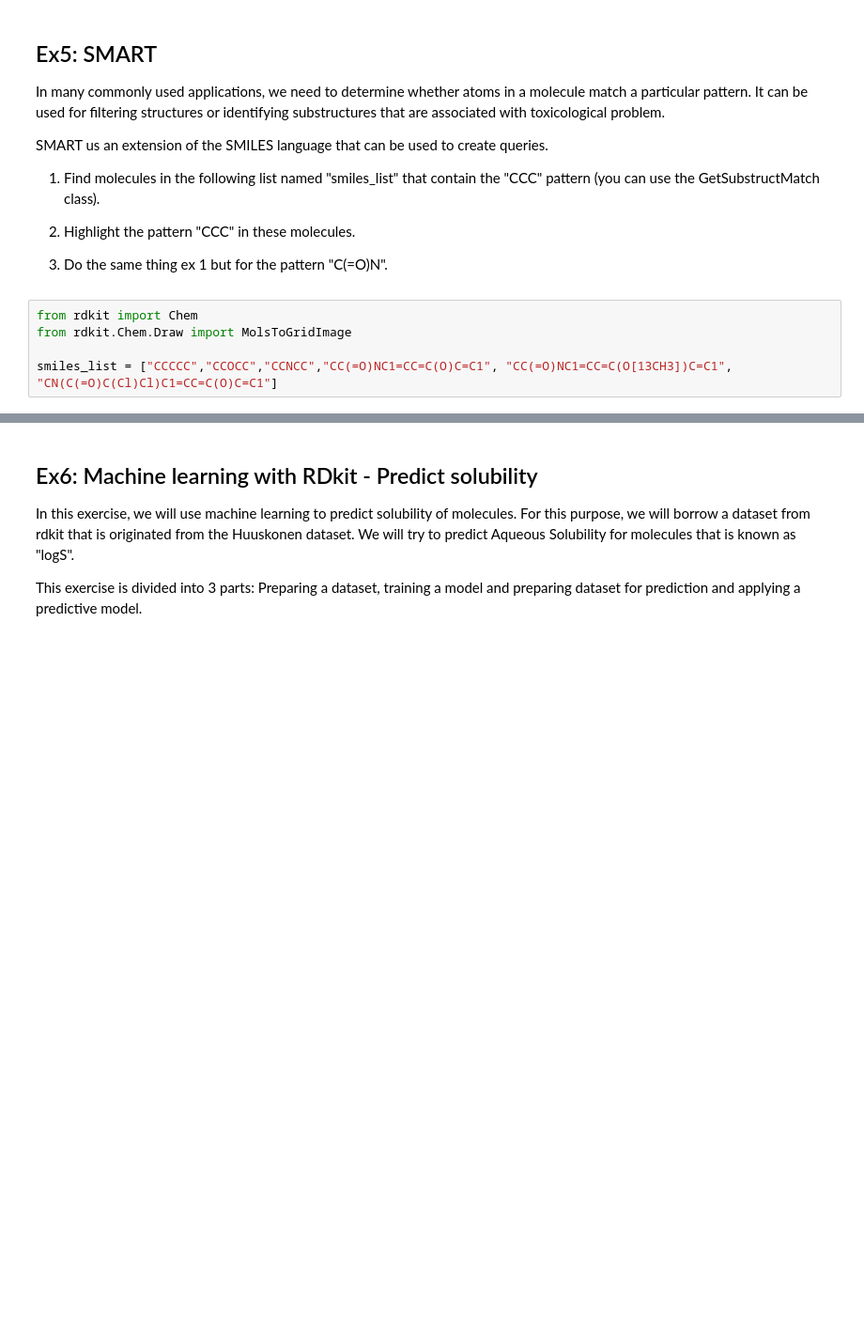
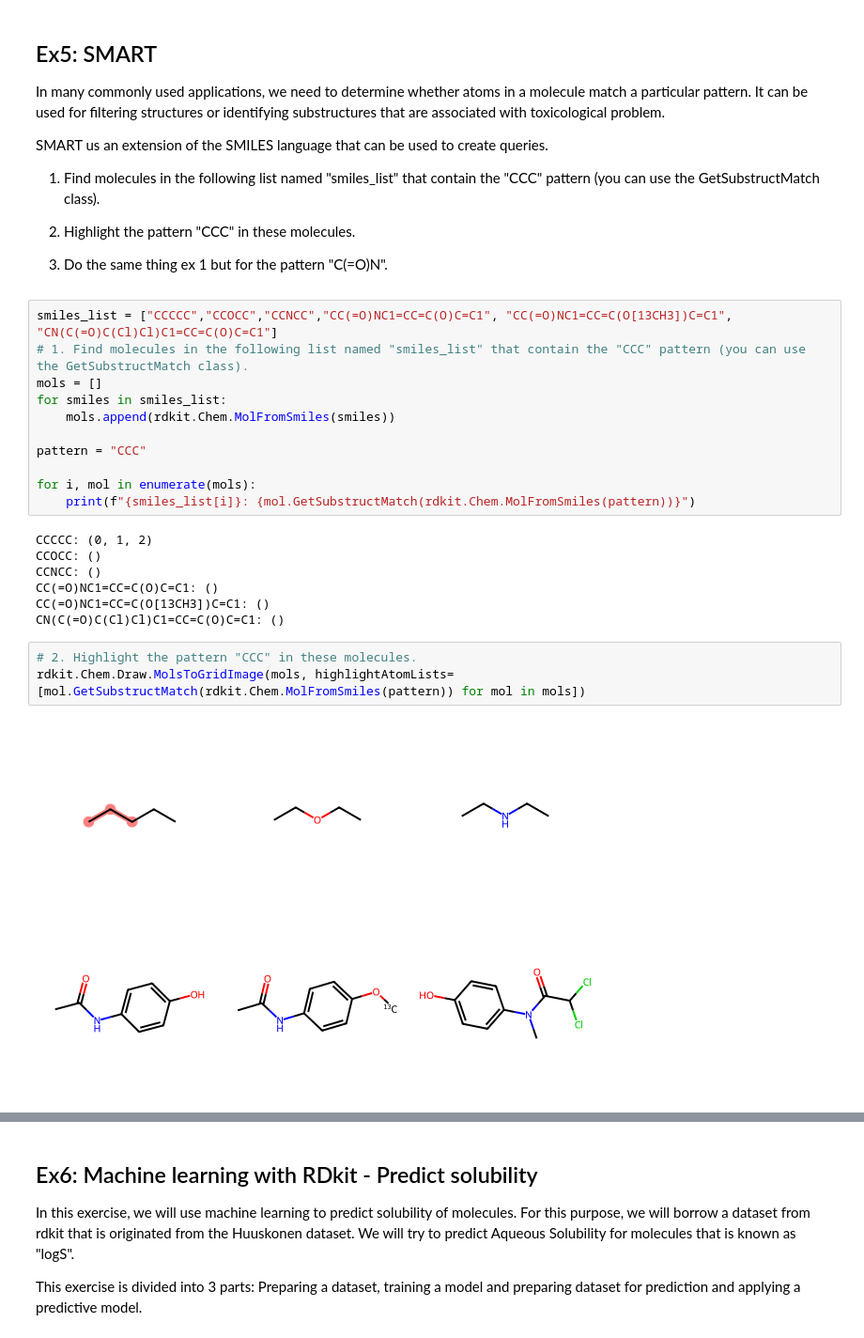
Before and after one commit to Coartix/ML-BIO, a Jupyter notebook: 2.ML_Molecules/ 1.molecules_representations_etudiants.ipynb, the cells around one changed output, grey strips where cells are left out. Shown at 94% size. Drawn from its saved outputs; the diff is of its cells as text; blank space fills up the shorter version.

```diff
--- a/2.ML_Molecules/ 1.molecules_representations_etudiants.ipynb
+++ b/2.ML_Molecules/ 1.molecules_representations_etudiants.ipynb
@@ -202,7 +223,25 @@ SMART us an extension of the SMILES language that can be used to create queries.
 
 3. Do the same thing ex 1 but for the pattern "C(=O)N".
 # %%
-from rdkit import Chem
-from rdkit.Chem.Draw import MolsToGridImage
+smiles_list = ["CCCCC","CCOCC","CCNCC","CC(=O)NC1=CC=C(O)C=C1", "CC(=O)NC1=CC=C(O[13CH3])C=C1", "CN(C(=O)C(Cl)Cl)C1=CC=C(O)C=C1"]
+# 1. Find molecules in the following list named "smiles_list" that contain the "CCC" pattern (you can use the GetSubstructMatch class).
+mols = []
+for smiles in smiles_list:
+    mols.append(rdkit.Chem.MolFromSmiles(smiles))
 
-smiles_list = ["CCCCC","CCOCC","CCNCC","CC(=O)NC1=CC=C(O)C=C1", "CC(=O)NC1=CC=C(O[13CH3])C=C1", "CN(C(=O)C(Cl)Cl)C1=CC=C(O)C=C1"]
+pattern = "CCC"
+
+for i, mol in enumerate(mols):
+    print(f"{smiles_list[i]}: {mol.GetSubstructMatch(rdkit.Chem.MolFromSmiles(pattern))}")
+# %% [output]
+CCCCC: (0, 1, 2)
+CCOCC: ()
+CCNCC: ()
+CC(=O)NC1=CC=C(O)C=C1: ()
+CC(=O)NC1=CC=C(O[13CH3])C=C1: ()
+CN(C(=O)C(Cl)Cl)C1=CC=C(O)C=C1: ()
+# %%
+# 2. Highlight the pattern "CCC" in these molecules.
+rdkit.Chem.Draw.MolsToGridImage(mols, highlightAtomLists=[mol.GetSubstructMatch(rdkit.Chem.MolFromSmiles(pattern)) for mol in mols])
+# %% [output]
+[figure, added]
```
Also changed, not shown: parts of 19 cells of this notebook, 1 other file.
